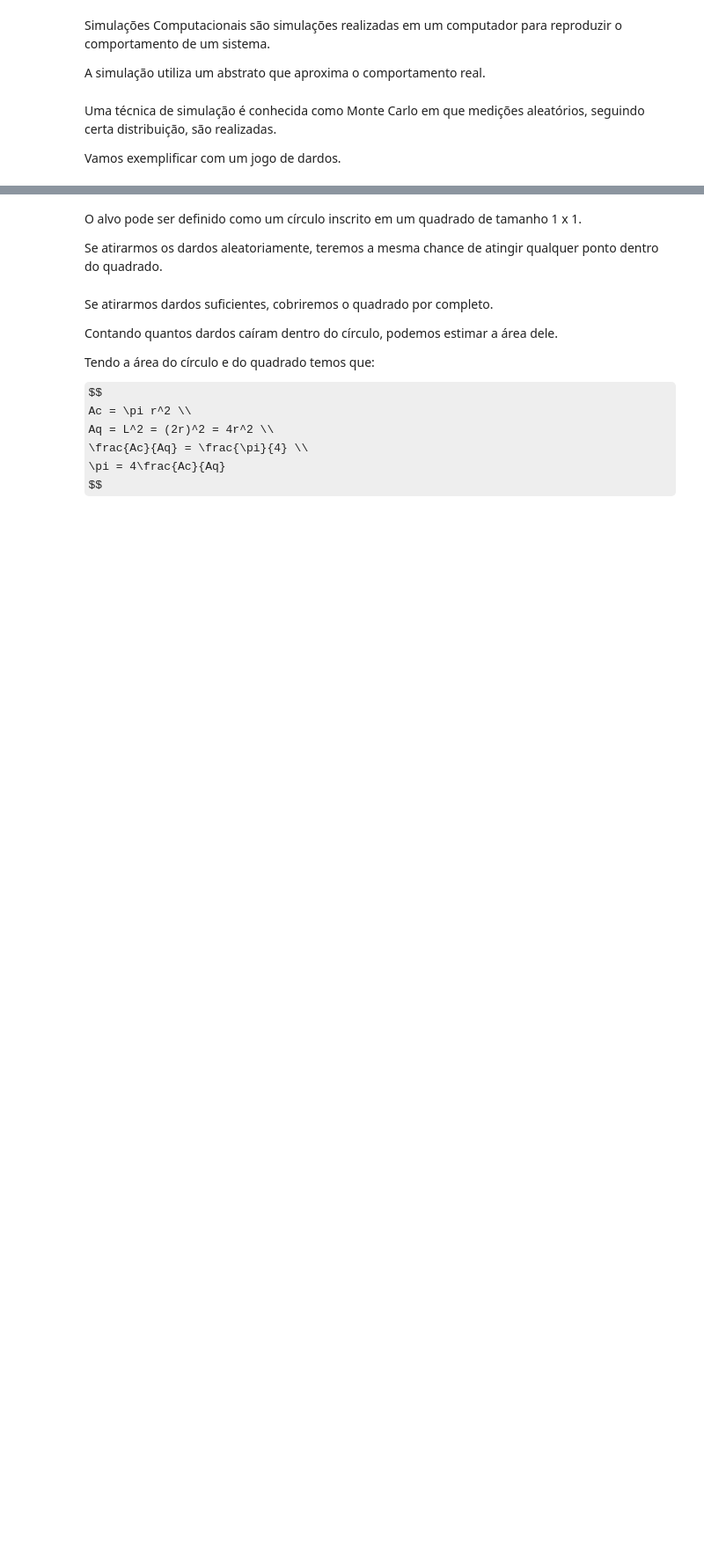
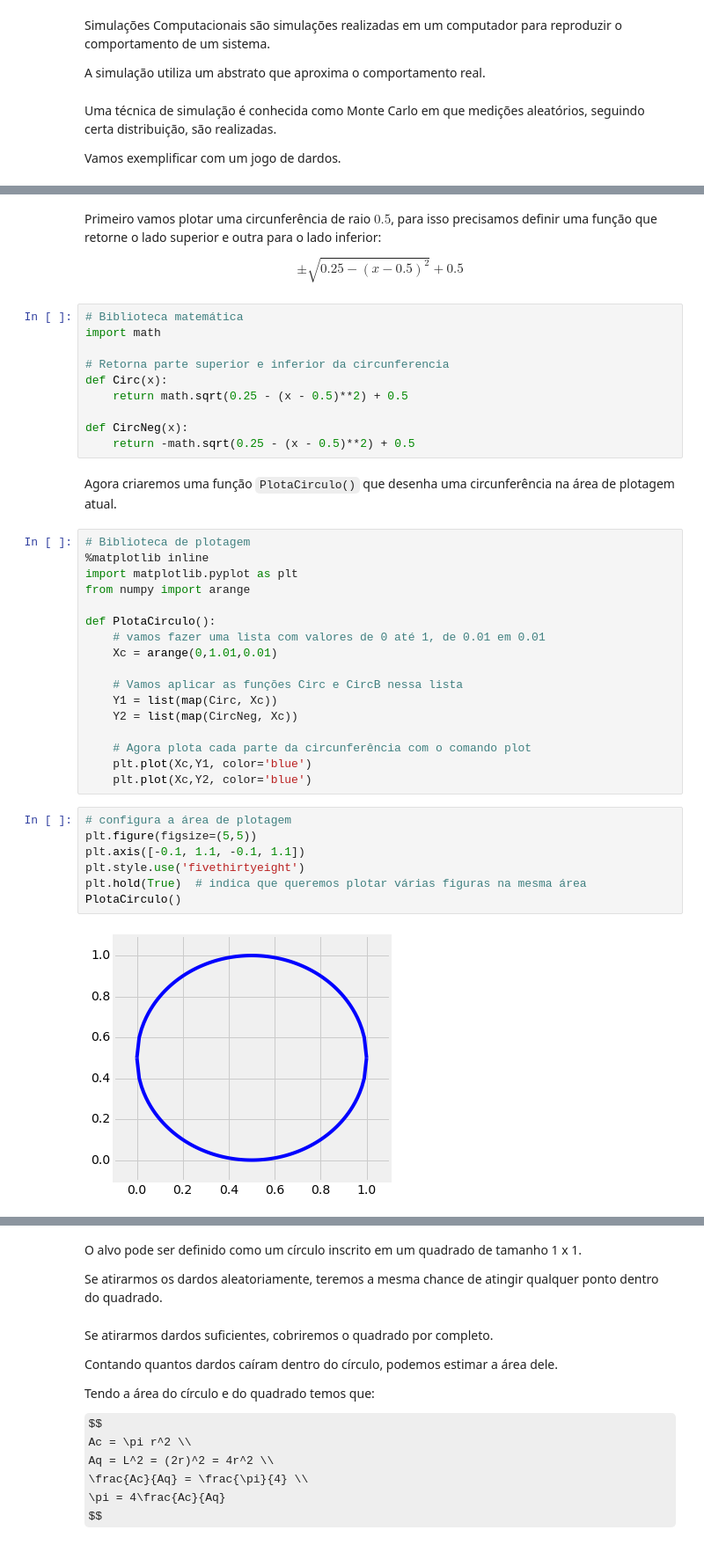
Before and after one commit to folivetti/PIPYTHON, a Jupyter notebook: Aula05.ipynb, the cells around one changed output, grey strips where cells are left out. Shown at 88% size. Drawn from its saved outputs; the diff is of its cells as text; some formulas as TeX source; blank space fills up the shorter version.

```diff
--- a/Aula05.ipynb
+++ b/Aula05.ipynb
@@ -251,0 +219,42 @@ PlotaAlvo([],[])
+# %% [markdown]
+Primeiro vamos plotar uma circunferência de raio $0.5$, para isso precisamos definir uma função que retorne o lado superior e outra para o lado inferior:
+
+$$ \pm \sqrt{0.25 - (x-0.5)^{2}} + 0.5 $$
+# %%
+# Biblioteca matemática
+import math
+
+# Retorna parte superior e inferior da circunferencia
+def Circ(x):
+    return math.sqrt(0.25 - (x - 0.5)**2) + 0.5
+
+def CircNeg(x):
+    return -math.sqrt(0.25 - (x - 0.5)**2) + 0.5
+# %% [markdown]
+Agora criaremos uma função `PlotaCirculo()` que desenha uma circunferência na área de plotagem atual.
+# %%
+# Biblioteca de plotagem
+%matplotlib inline
+import matplotlib.pyplot as plt
+from numpy import arange
+
+def PlotaCirculo():
+    # vamos fazer uma lista com valores de 0 até 1, de 0.01 em 0.01
+    Xc = arange(0,1.01,0.01)
+
+    # Vamos aplicar as funções Circ e CircB nessa lista
+    Y1 = list(map(Circ, Xc))
+    Y2 = list(map(CircNeg, Xc))
+
+    # Agora plota cada parte da circunferência com o comando plot
+    plt.plot(Xc,Y1, color='blue')
+    plt.plot(Xc,Y2, color='blue')
+# %%
+# configura a área de plotagem
+plt.figure(figsize=(5,5))
+plt.axis([-0.1, 1.1, -0.1, 1.1])
+plt.style.use('fivethirtyeight')
+plt.hold(True)  # indica que queremos plotar várias figuras na mesma área
+PlotaCirculo()
+# %% [output]
+[figure, added]
```
Also changed, not shown: parts of 28 cells of this notebook, 4 other files.
